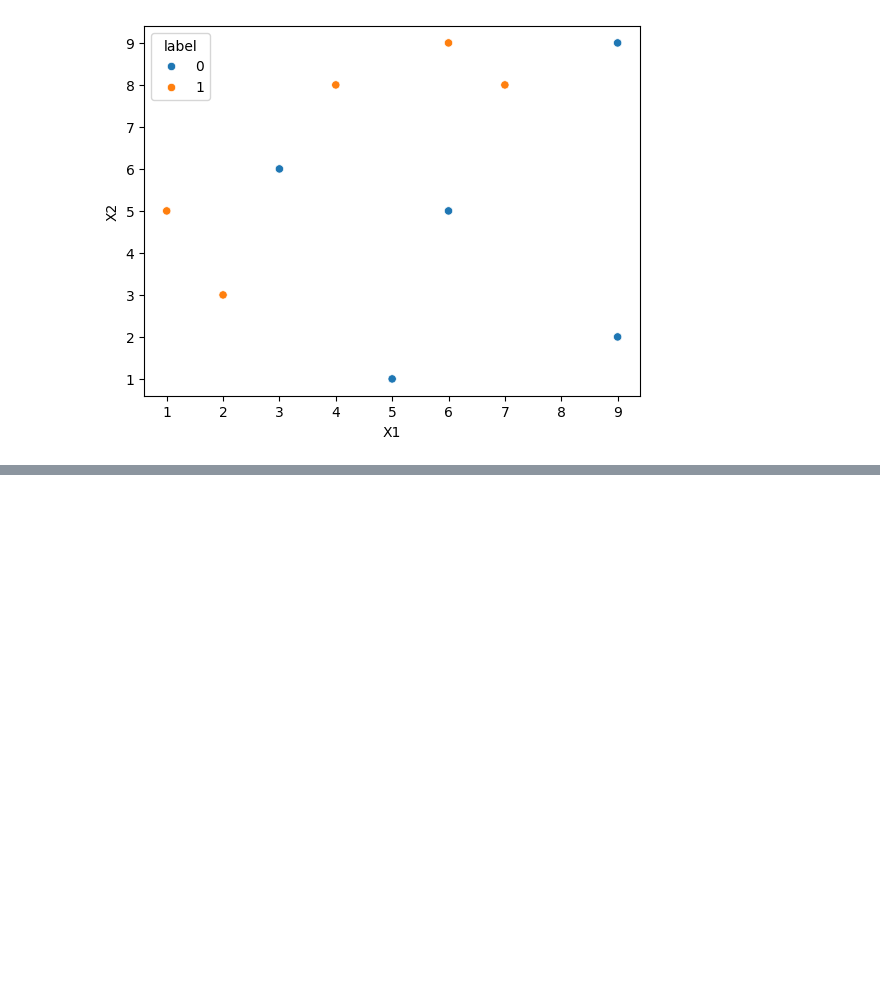
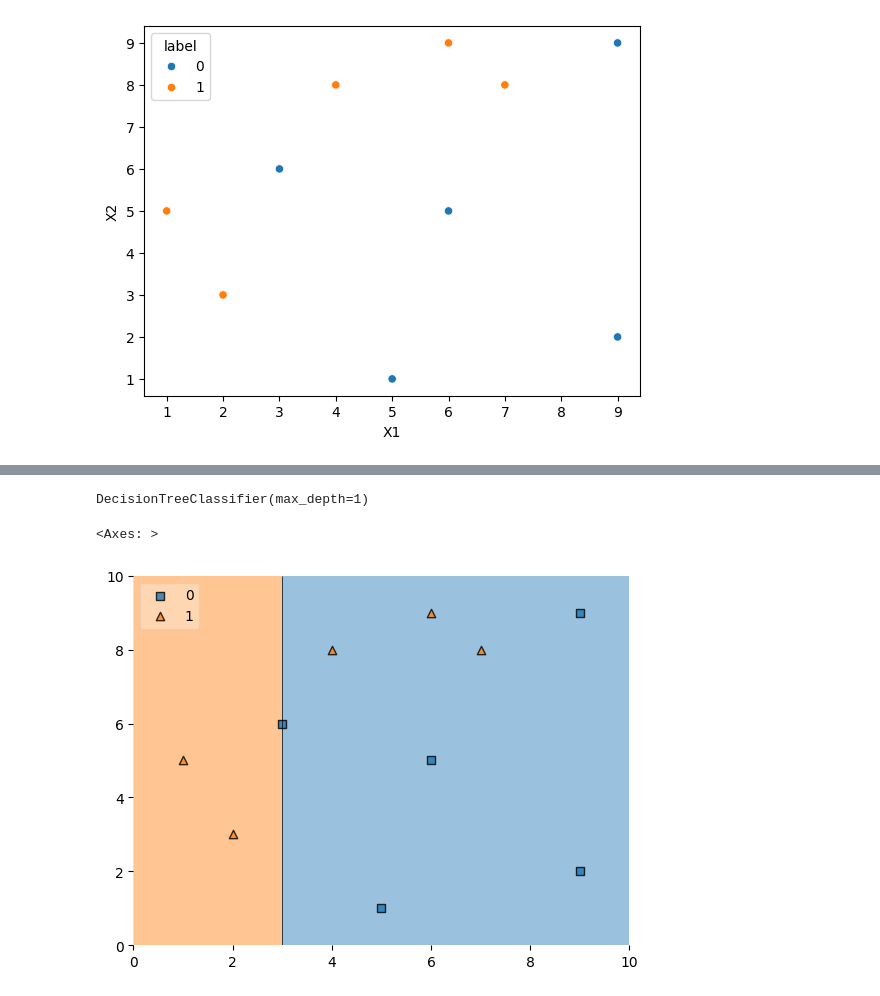
Before and after one commit to ajaykumar080286/MachineLearning, a Jupyter notebook: 54_adaboost_demo.ipynb, the cells around one changed output, grey strips where cells are left out. Cells and saved outputs as stored; diff of their text form; code cells hidden in the pictures; blank space fills up the shorter version.

```diff
--- a/54_adaboost_demo.ipynb
+++ b/54_adaboost_demo.ipynb
@@ -30,3 +33,5 @@ sns.scatterplot(x=df["X1"],y=df["X2"], hue=df["label"])
 # %% [output]
 <Axes: xlabel='X1', ylabel='X2'>
 [figure]
+# %%
+df["weoghts"]=1/df.shape[0]
@@ -32,0 +52,14 @@ sns.scatterplot(x=df["X1"],y=df["X2"], hue=df["label"])
+# %%
+dt1=DecisionTreeClassifier(max_depth=1)
+# %%
+X=df.iloc[:,0:2].values
+y=df.iloc[:,2].values
+# %%
+dt1.fit(X,y)
+# %% [output]
+DecisionTreeClassifier(max_depth=1)
+# %%
+plot_decision_regions(X,y,dt1,legend=2)
+# %% [output]
+<Axes: >
+[figure, added]
```
Also changed, not shown: parts of 13 cells of this notebook.
